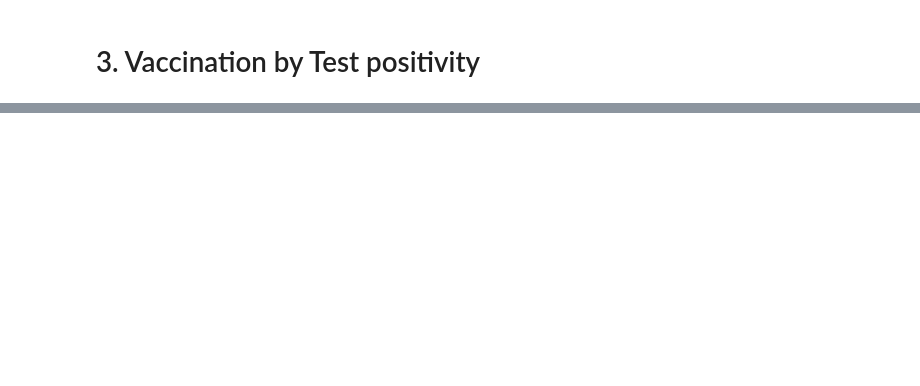
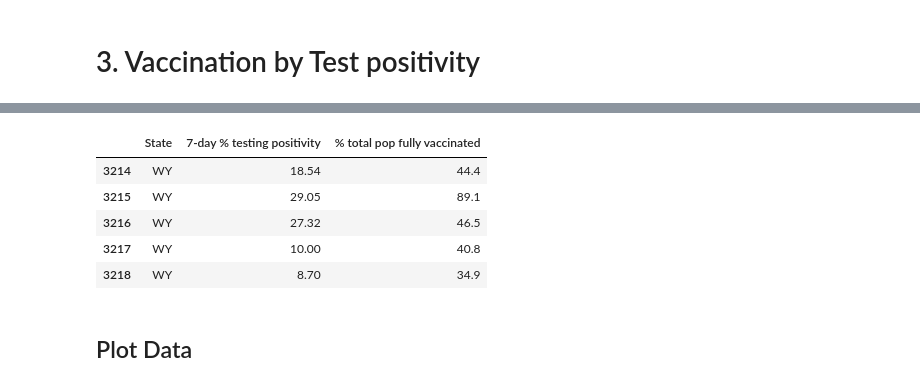
Before and after one commit to IusztinPaul/impact-covid-vaccine-usa, a Jupyter notebook: status.ipynb, the cells around one changed output, grey strips where cells are left out. Saved outputs shown, nothing was run; the diff lists cells and outputs as text; code cells hidden in the pictures; blank space fills up the shorter version.

```diff
--- a/status.ipynb
+++ b/status.ipynb
@@ -157,0 +222,21 @@ datatp = pd.read_csv('vaccination_by_test_positivity.csv')
+# %%
+# Pick only useful columns.
+datatp = datatp.drop('Data as of date', axis=1)
+datatp = datatp.drop('County', axis=1)
+datatp = datatp.drop('Vaccination county reporting completeness', axis=1)
+# %%
+# Replace Null and suppressed values
+datatp = datatp.fillna(0)
+datatp = datatp.replace(to_replace="suppressed", value=0)
+
+# Verification
+print(datatp.isnull().sum())
+# %%
+datatp.tail()
+# %% [output]
+|  | State | 7-day % testing positivity | % total pop fully vaccinated |
+| 3214 | WY | 18.54 | 44.4 |
+| 3215 | WY | 29.05 | 89.1 |
+| 3216 | WY | 27.32 | 46.5 |
+| 3217 | WY | 10.00 | 40.8 |
+| 3218 | WY | 8.70 | 34.9 |
@@ -157,0 +248,2 @@ datatp = pd.read_csv('vaccination_by_test_positivity.csv')
+# %% [markdown]
+## Plot Data
```
Also changed, not shown: parts of 32 cells of this notebook.
